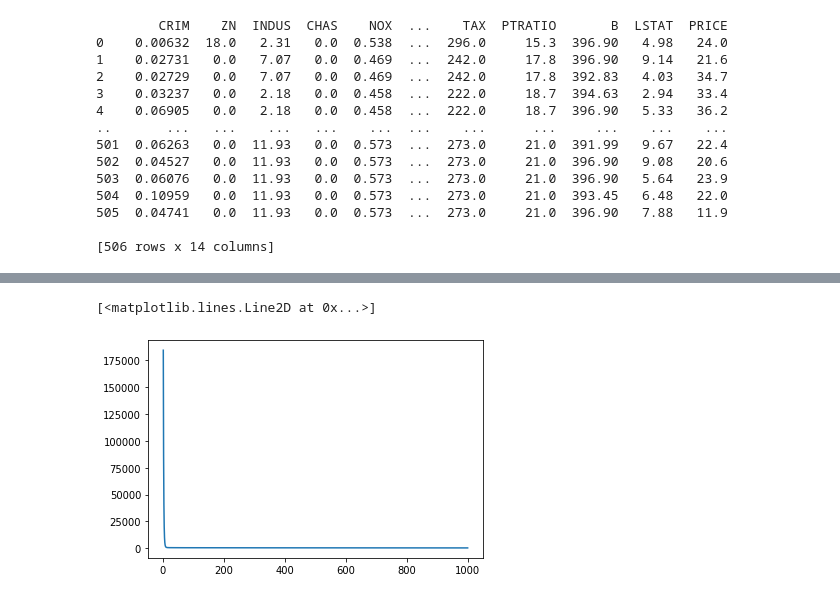
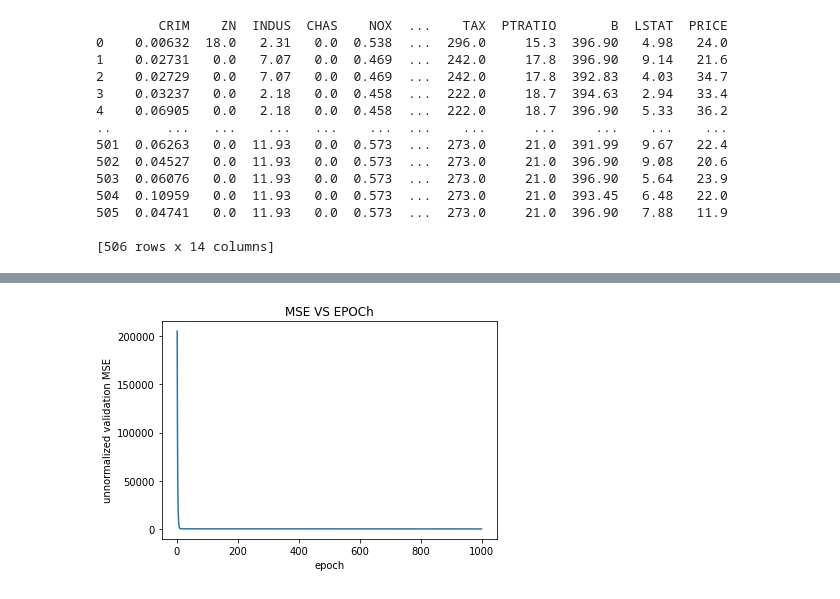
Before and after one commit to 95871abhinandankumar/Machine-learning, a Jupyter notebook: ML_assignment5_batch_gradient_descent_skitlearn_updated_version.ipynb, the cells around one changed output, grey strips where cells are left out. Cells and saved outputs as stored; diff of their text form; code cells hidden in the pictures.

```diff
--- a/ML_assignment5_batch_gradient_descent_skitlearn_updated_version.ipynb
+++ b/ML_assignment5_batch_gradient_descent_skitlearn_updated_version.ipynb
@@ -209,8 +220,11 @@ plt.plot(epoch, trains_MSE)
-# %%
-plt.plot(epoch, validations_MSE)
-# %% [output]
-[<matplotlib.lines.Line2D at 0x...>]
-[figure, removed]
+# %%
+plt.plot(epoch, validations_MSE)
+plt.title("MSE VS EPOCh")
+plt.xlabel("epoch")
+plt.ylabel("unnormalized validation MSE")
+plt.show()
+# %% [output]
+[figure, added]
 # %%
 # when dataset is not normalized
 
```
Also changed, not shown: parts of 10 cells of this notebook.
